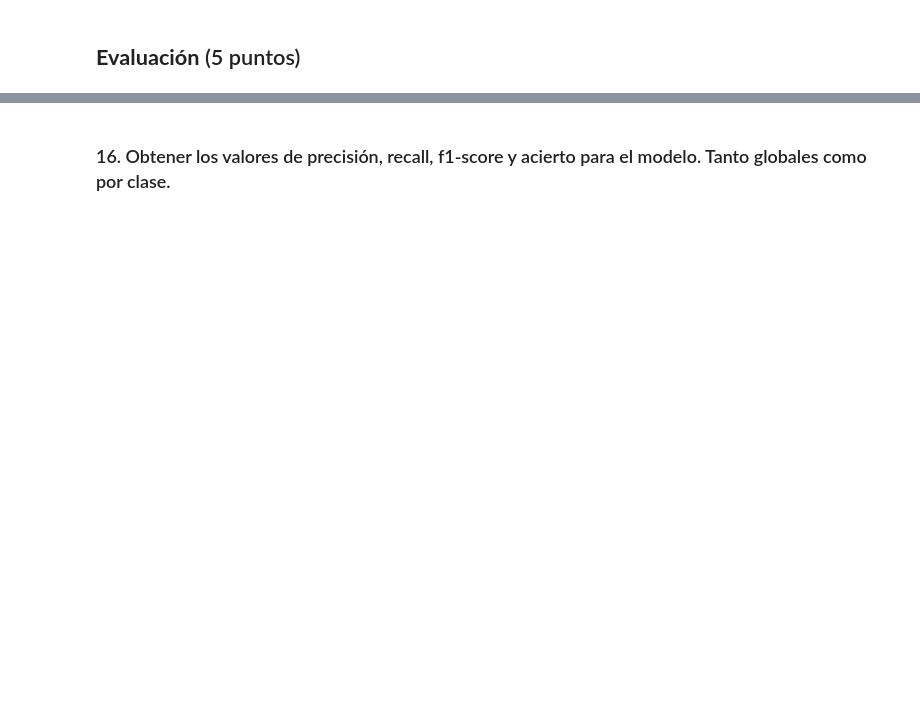
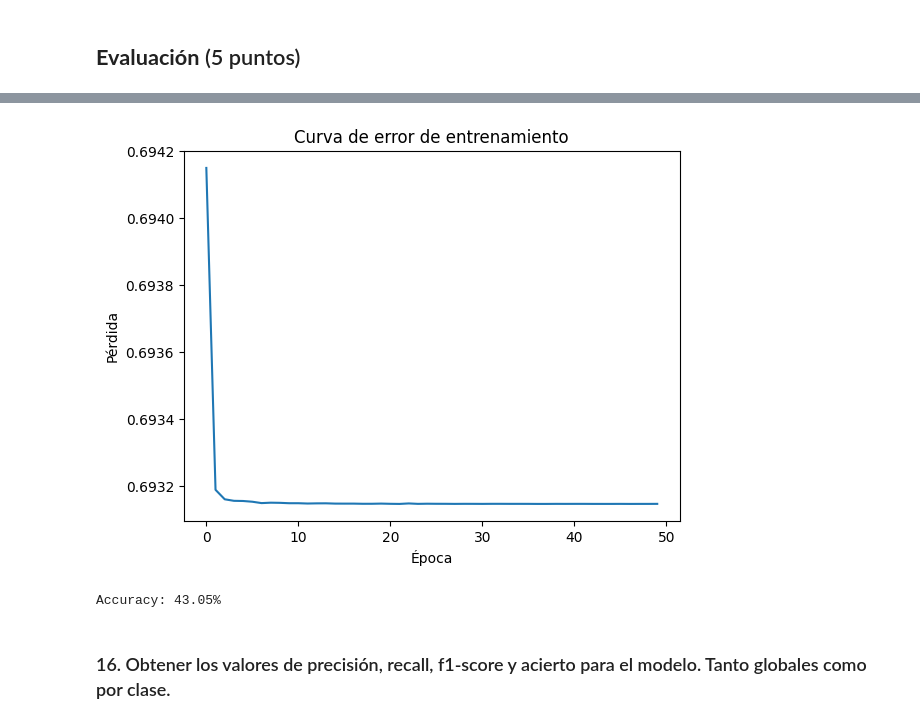
Before and after one commit to evillag/nlp, a Jupyter notebook: tareas/t5/NLP_tarea_5_SVM_LSTM_VOEV.ipynb, the cells around one changed output, grey strips where cells are left out. Drawn from its saved outputs; the diff is of its cells as text; code cells hidden in the pictures; blank space fills up the shorter version.

```diff
--- a/tareas/t5/NLP_tarea_5_SVM_LSTM_VOEV.ipynb
+++ b/tareas/t5/NLP_tarea_5_SVM_LSTM_VOEV.ipynb
@@ -375,2 +491,22 @@ print(cm)
 # %% [markdown]
 ## **Evaluación** (5 puntos)
+# %%
+# Definición del modelo LSTMClassifier
+class LSTMClassifier(nn.Module):
+    def __init__(self, vocab_size, embedding_dim, hidden_dim, dropout_rate=0.01):
+        super(LSTMClassifier, self).__init__()
+        self.embedding = nn.Embedding(vocab_size, embedding_dim)
+        self.lstm = nn.LSTM(embedding_dim, hidden_dim, batch_first=True)
+        self.dropout = nn.Dropout(dropout_rate)
+        self.fc = nn.Linear(hidden_dim, 1)  # Capa lineal para salida binaria
+        self.sigmoid = nn.Sigmoid()  # Función de activación sigmoide
+
+    def forward(self, sentence):
+        embedded = self.embedding(sentence)
+        output, (hidden, cell) = self.lstm(embedded)
+        hidden = hidden[-1]
+        hidden = self.dropout(hidden)
+        tag_space = self.fc(hidden)
+        pred = self.sigmoid(tag_space)  # Salida 0 o 1
+        # print("prediccion ", pred, pred.round())
+        return pred
@@ -377,2 +613,25 @@ print(cm)
+# %%
+plt.plot(train_losses)
+plt.title('Curva de error de entrenamiento')
+plt.xlabel('Época')
+plt.ylabel('Pérdida')
+plt.show()
+
+# Función de evaluación (utilizando los mismos datos de entrenamiento para simplificar)
+def evaluate_model(model, X, y):
+    model.eval()  # Modo de evaluación
+    with torch.no_grad():
+        X, y = X.to(device), y.to(device)
+        predictions = torch.sigmoid(model(X).squeeze(1))
+        predictions = torch.round(predictions)
+        accuracy = (predictions == y).float().mean().item()  # Calcular precisión
+    return accuracy
+
+# Evaluar la precisión en el conjunto de entrenamiento
+accuracy = evaluate_model(model, X_train_tensor, y_train_tensor)
+print(f'Accuracy: {accuracy * 100:.2f}%')
+# %% [output]
+[figure, added]
+Accuracy: 43.05%
 # %% [markdown]
 ### 16. Obtener los valores de precisión, recall, f1-score y acierto para el modelo. Tanto globales como por clase.
```
Also changed, not shown: parts of 19 cells of this notebook.
